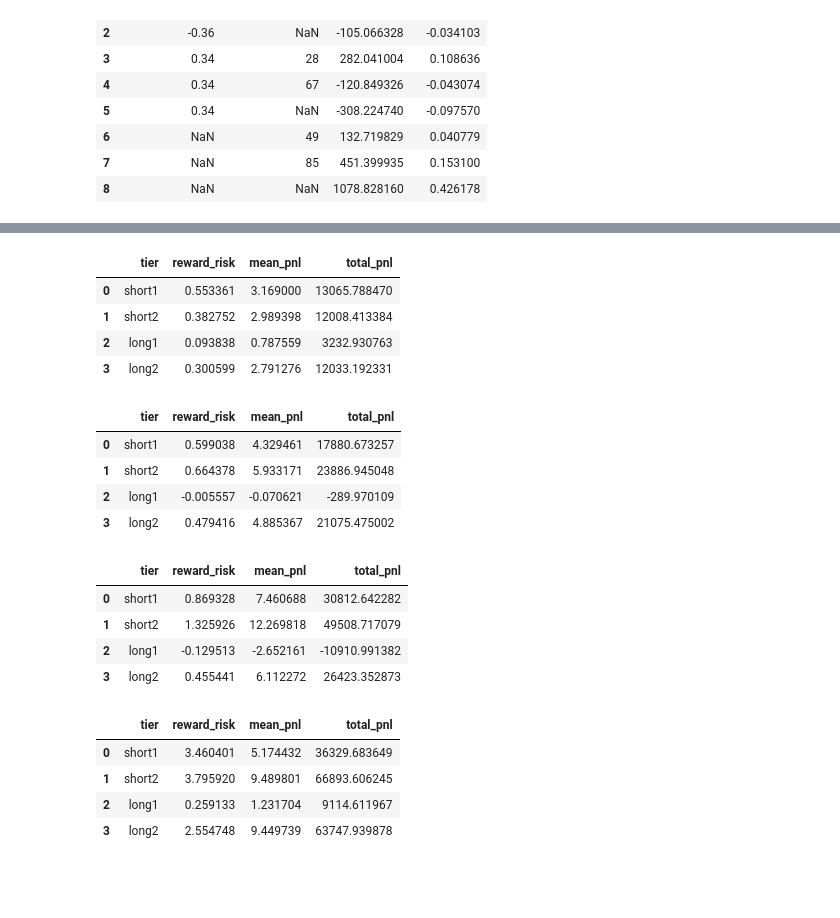
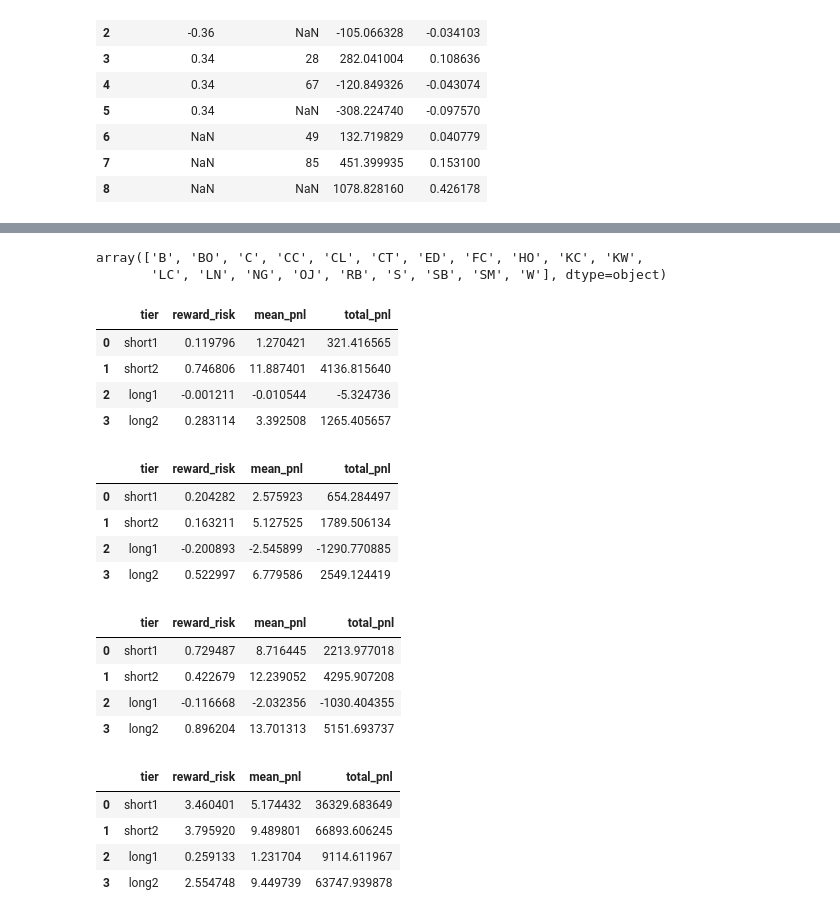
Before and after one commit to d0p34m1n3/repo_barbarossa, a Jupyter notebook: PycharmProjects/backtesting/test_backtest_futures_butterfly.ipynb, the cells around one changed output, grey strips where cells are left out. Cells and saved outputs as stored; diff of their text form; code cells hidden in the pictures; blank space fills up the shorter version.

```diff
--- a/PycharmProjects/backtesting/test_backtest_futures_butterfly.ipynb
+++ b/PycharmProjects/backtesting/test_backtest_futures_butterfly.ipynb
@@ -38,7 +38,5 @@ butterfly_output = bfp.get_backtest_summary(date_list = selected_dates,
                                             use_existing_filesQ=True)
 
 big_data = butterfly_output['big_data']
-
-# re check the restricted buy signal
-# time series properties per tickerhead
-# unproportionate contract weights
+backtest_output = butterfly_output['backtest_output']
+big_data['mom5'] = big_data['recent_5day_pnl']/(abs(big_data['downside'])+big_data['upside'])
@@ -182,9 +318,15 @@ array(['Energy', 'Ag', 'Soft', 'STIR', 'Livestock'], dtype=object)
 # %%
 import backtesting.backtest_stats as bs
+
 import pandas as pd
 from IPython.display import display
 
+no=20
 trade_data = big_data
+trade_data = big_data[big_data['tickerHead']==tickerHeadList[no]]
+print(tickerHeadList[no])
+
+#S long side and RB long side were not all that profitable
 
 pnl_field_list = ['hold_pnl5','hold_pnl10','hold_pnl20']
 
@@ -237,9 +365,19 @@ for pnl_field in pnl_field_list:
+# %%
+big_data['second_spread_weight_1'].quantile([0.1, 0.25, 0.5, 0.75, 0.99])
+# %% [output]
+array(['B', 'BO', 'C', 'CC', 'CL', 'CT', 'ED', 'FC', 'HO', 'KC', 'KW',
+       'LC', 'LN', 'NG', 'OJ', 'RB', 'S', 'SB', 'SM', 'W'], dtype=object)
 # %%
 import backtesting.backtest_stats as bs
 import pandas as pd
 from IPython.display import display
 
-trade_data = big_data[big_data['tickerClass']=='Energy']
+#trade_data = big_data[big_data['tickerClass']=='Energy']
+# can trade all the way to three times of one contract versus the other, the results does't seem
+# to be effected by that all that much!
+
+trade_data = big_data
+trade_data = trade_data[trade_data['second_spread_weight_1']>2]
 
 pnl_field_list = ['hold_pnl5_per_contract','hold_pnl10_per_contract','hold_pnl20_per_contract']
 
@@ -248,47 +386,47 @@ for pnl_field in pnl_field_list:
                                                      (trade_data['z1']<1.2) &
                                                       (trade_data['QF']>=85)][pnl_field].values)
     standard_short_stats2 = bs.get_summary_stats(trade_data[(trade_data['z1']>=1.2) &
                                                       (trade_data['QF']>=85)][pnl_field].values)
 
     standard_long_stats1 = bs.get_summary_stats(trade_data[(trade_data['z1']<=-0.6) &
                                                      (trade_data['z1']>-1.2) &
                                                       (trade_data['QF']<=12)][pnl_field].values)
 
     standard_long_stats2 = bs.get_summary_stats(trade_data[(trade_data['z1']<=-1.2) &
                                                       (trade_data['QF']<=12)][pnl_field].values)
 
     summary_frame = pd.DataFrame.from_items([('tier', ['short1','short2','long1','long2']),
                          ('reward_risk', [standard_short_stats1['reward_risk'],
                                          standard_short_stats2['reward_risk'],
                                          standard_long_stats1['reward_risk'],
                                          standard_long_stats2['reward_risk']]),
                          ('mean_pnl', [standard_short_stats1['mean_pnl'],
                                          standard_short_stats2['mean_pnl'],
                                          standard_long_stats1['mean_pnl'],
                                          standard_long_stats2['mean_pnl']]),
                         ('total_pnl', [standard_short_stats1['total_pnl'],
                                          standard_short_stats2['total_pnl'],
                                          standard_long_stats1['total_pnl'],
                                          standard_long_stats2['total_pnl']])])
     display(summary_frame)
 
 # waiting for a month seems to provide better results although this is more true for short then longs
 # %% [output]
 |  | tier | reward_risk | mean_pnl | total_pnl |
-| 0 | short1 | 0.553361 | 3.169000 | 13065.788470 |
-| 1 | short2 | 0.382752 | 2.989398 | 12008.413384 |
-| 2 | long1 | 0.093838 | 0.787559 | 3232.930763 |
-| 3 | long2 | 0.300599 | 2.791276 | 12033.192331 |
+| 0 | short1 | 0.119796 | 1.270421 | 321.416565 |
+| 1 | short2 | 0.746806 | 11.887401 | 4136.815640 |
+| 2 | long1 | -0.001211 | -0.010544 | -5.324736 |
+| 3 | long2 | 0.283114 | 3.392508 | 1265.405657 |
 |  | tier | reward_risk | mean_pnl | total_pnl |
-| 0 | short1 | 0.599038 | 4.329461 | 17880.673257 |
-| 1 | short2 | 0.664378 | 5.933171 | 23886.945048 |
-| 2 | long1 | -0.005557 | -0.070621 | -289.970109 |
-| 3 | long2 | 0.479416 | 4.885367 | 21075.475002 |
+| 0 | short1 | 0.204282 | 2.575923 | 654.284497 |
+| 1 | short2 | 0.163211 | 5.127525 | 1789.506134 |
+| 2 | long1 | -0.200893 | -2.545899 | -1290.770885 |
+| 3 | long2 | 0.522997 | 6.779586 | 2549.124419 |
 |  | tier | reward_risk | mean_pnl | total_pnl |
-| 0 | short1 | 0.869328 | 7.460688 | 30812.642282 |
-| 1 | short2 | 1.325926 | 12.269818 | 49508.717079 |
-| 2 | long1 | -0.129513 | -2.652161 | -10910.991382 |
-| 3 | long2 | 0.455441 | 6.112272 | 26423.352873 |
+| 0 | short1 | 0.729487 | 8.716445 | 2213.977018 |
+| 1 | short2 | 0.422679 | 12.239052 | 4295.907208 |
+| 2 | long1 | -0.116668 | -2.032356 | -1030.404355 |
+| 3 | long2 | 0.896204 | 13.701313 | 5151.693737 |
 # %%
 # some interesting results when you compare these iwth fixed holding periods
 import backtesting.backtest_stats as bs
```
Also changed, not shown: parts of 13 cells of this notebook, 4 other files.
